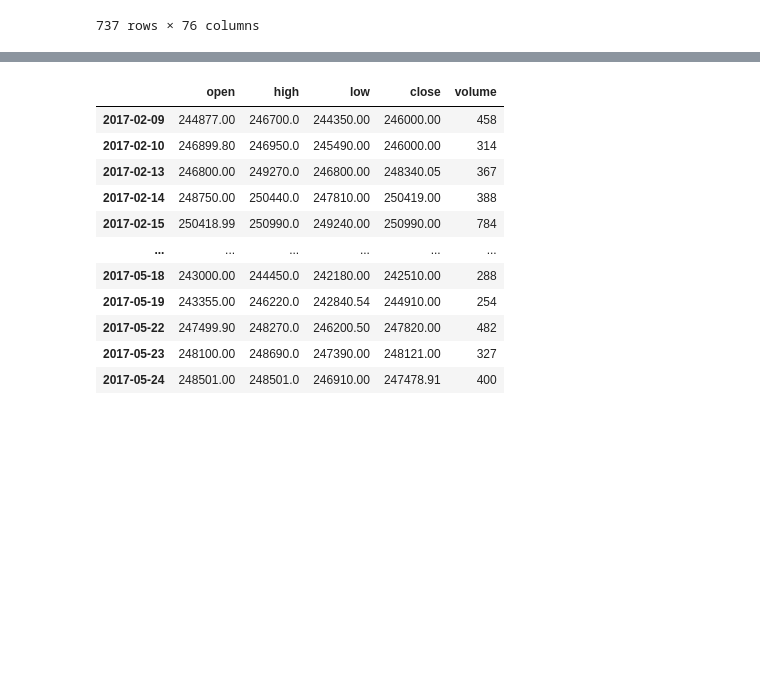
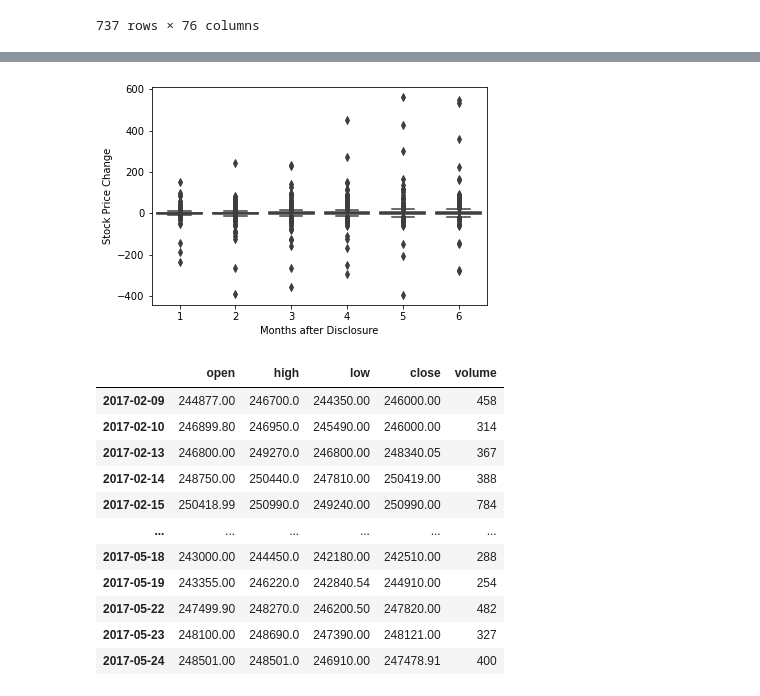
Before and after one commit to Zeyuzhao/BreachPrice, a Jupyter notebook: notebooks/main.ipynb, the cells around one changed output, grey strips where cells are left out. Saved outputs shown, nothing was run; the diff lists cells and outputs as text; code cells hidden in the pictures; blank space fills up the shorter version.

Commit message:
Documentation + simple boxplot

```diff
--- a/notebooks/main.ipynb
+++ b/notebooks/main.ipynb
@@ -106,22 +86,37 @@ ticker_df = pd.read_csv("../data/ticker.csv" )
 today = datetime.datetime.today().date()
 
 def nearest(items, pivot):
+    """
+    Gets closest day in a set (used to obtain stock price y months after disclosure)
+    """
     return min(items, key=lambda x: abs((x - pivot).days))
 
-def stock_after_disclosure(row, months_after):
+def stock_after_disclosure(row, num_months):
+    """
+    Returns an array containing the monthly stock price of a firm after date of disclosure (0 - num_months months after breach).
+    If firm exists in YahooFinance database, but no stock price available for a month (either b/c that date has yet to occur or b/c simply N/A),
+    returns np.nan.
+    If firm does not exist in YahooFinance database, return array of np.nan's.
+
+    Parameters:
+    row : Dataframe row
+        Input dataframe's row (used along with df.apply)
+    num_months : int
+        Month limit
+    """
     start = pd.to_datetime(row['Date of Disclosure'])
-    end = start + pd.DateOffset(months = months_after)
+    end = start + pd.DateOffset(months = num_months)
     # Don't know if i should include this, check stock day before breach to control for large stock dip when breach is disclosed
     start -= datetime.timedelta(days=1)
-#     print(row['Ticker'])
+    #print(row['Ticker'])
     try:
         df = web.DataReader(row['Ticker'], 'yahoo', start, end)
-#         display(df)
+        #display(df)
         lst = []
-        for month in range(0, months_after + 1):
+        for month in range(0, num_months + 1):
             date = nearest(df.index, (start + pd.DateOffset(months = month)))
             if today <= date.date():
-                for x in range(month, months_after + 1):
+                for x in range(month, num_months + 1):
                     lst.append(np.nan)
                 break
             lst.append(df.loc[date]["Close"])
@@ -129,4 +124,4 @@ def stock_after_disclosure(row, months_after):
     except Exception as e:
         print("Error at %s" % row['Ticker'])
         print(repr(e))
-        return [np.nan] * (months_after + 1)
+        return [np.nan] * (num_months + 1)
@@ -182,0 +181,3 @@ stock_price_aa_records_df.to_csv("../data/stock_price_aa_records.csv")
+# %%
+# Load in dataframe
+stock_price_aa_records = pd.read_csv("../data/stock_price_aa_records.csv")
@@ -183,3 +200,15 @@ stock_price_aa_records_df.to_csv("../data/stock_price_aa_records.csv")
+# %%
+stock_prices = pd.DataFrame()
+n = 1
+for x in col[1:]:
+    stock_prices[n] = stock_price_aa_records.apply(lambda row: row[x] - row[col[0]], axis = 1)
+    n += 1
+
+boxplot = sns.boxplot(x="variable", y = "value", data=pd.melt(stock_prices).dropna())
+boxplot.set(xlabel="Months after Disclosure", ylabel='Stock Price Change')
+plt.show()
+# %% [output]
+[figure, added]
 # %%
 # USE ALPHA VANTAGE to get missing entries?
 # web.DataReader("BRK.A", "av-daily", start=datetime.datetime(2017, 2, 9), end=datetime.datetime(2017, 5, 24), api_key="")
```
Also changed, not shown: parts of 11 cells of this notebook.
